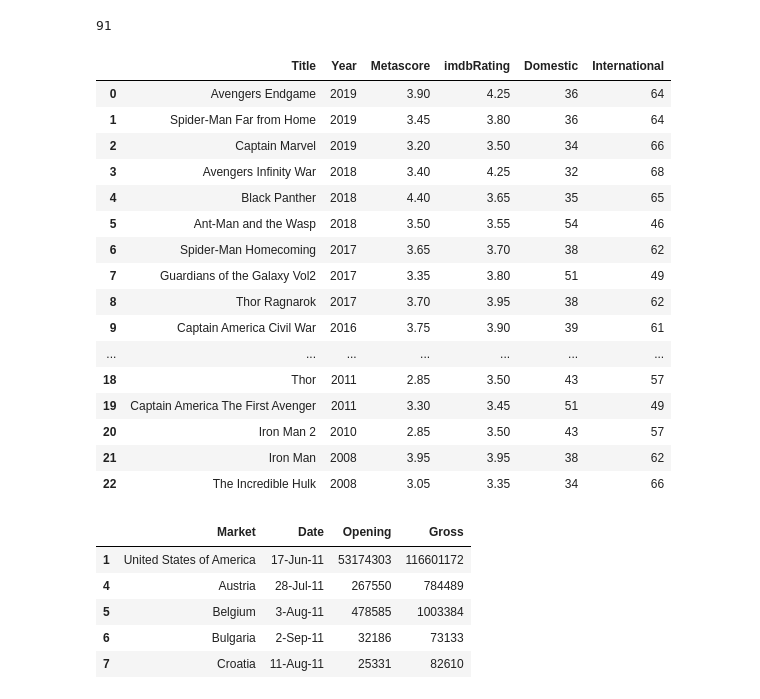
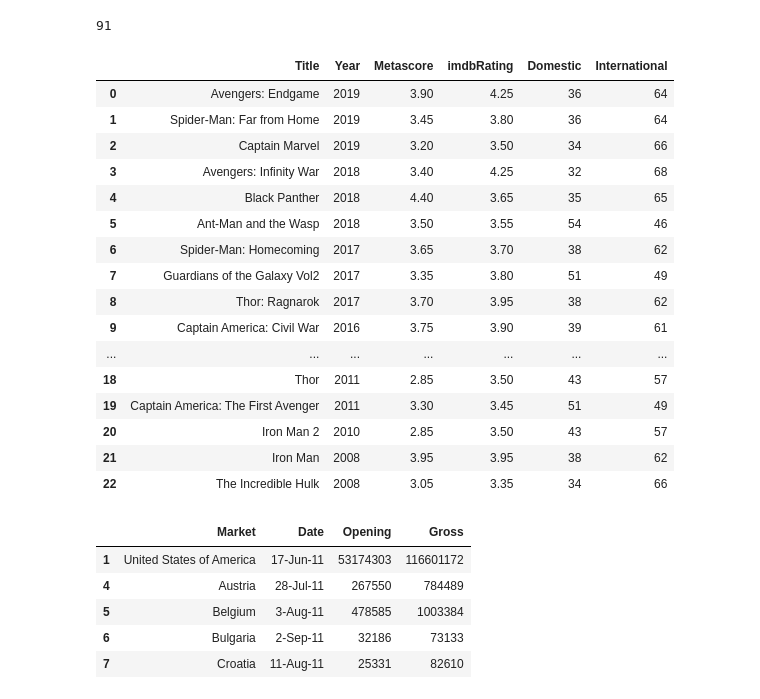
Before and after one commit to patsukhum/Marvel, a Jupyter notebook: data/scripts/Global Data for Choropleth.ipynb, the cells around one changed output. Cells and saved outputs as stored; diff of their text form; code cells hidden in the pictures.

Commit message:
fixed movie titles colon issue

```diff
--- a/data/scripts/Global Data for Choropleth.ipynb
+++ b/data/scripts/Global Data for Choropleth.ipynb
@@ -220,3 +220,16 @@ df_all
 df_all = df_all.reset_index()
 # %%
 df_all.columns = ['Name']+list(df_all.columns[1:])
+# %%
+def map_name(name):
+    if name[:8] == 'Avengers':
+        return 'Avengers:'+name[8:]
+    elif name[:15] == 'Captain America':
+        return 'Captain America:'+name[15:]
+    elif name[:10] == 'Spider-Man':
+        return 'Spider-Man:'+name[10:]
+    elif len(name) > 4 and name[:4] == 'Thor':
+        return 'Thor:'+name[4:]
+    return name
+# %%
+df_all['Name'] = df_all['Name'].apply(lambda x: map_name(x))
@@ -280,28 +314,29 @@ for k,v in df_all.iterrows():
 # %%
 df_all2 = reviews[reviews['Marvel Film']==1][['Title','Year','Metascore','imdbRating']].reset_index()
 df_all2 = df_all2.drop('index',axis=1)
 df_all2['Title'] = df_all2['Title'].apply(lambda x: x.replace(':',''))
 df_all2['Title'] = df_all2['Title'].apply(lambda x: x.replace('. ',''))
 df_all2['Domestic'] = domestic
 df_all2['International'] = international
 df_all2['Metascore'] = df_all2['Metascore']/100*5
 df_all2['imdbRating'] = df_all2['imdbRating']/10*5
+df_all2['Title'] = df_all2['Title'].apply(lambda x: map_name(x))
 df_all2
 # %% [output]
 |  | Title | Year | Metascore | imdbRating | Domestic | International |
-| 0 | Avengers Endgame | 2019 | 3.90 | 4.25 | 36 | 64 |
-| 1 | Spider-Man Far from Home | 2019 | 3.45 | 3.80 | 36 | 64 |
+| 0 | Avengers: Endgame | 2019 | 3.90 | 4.25 | 36 | 64 |
+| 1 | Spider-Man: Far from Home | 2019 | 3.45 | 3.80 | 36 | 64 |
 | 2 | Captain Marvel | 2019 | 3.20 | 3.50 | 34 | 66 |
-| 3 | Avengers Infinity War | 2018 | 3.40 | 4.25 | 32 | 68 |
+| 3 | Avengers: Infinity War | 2018 | 3.40 | 4.25 | 32 | 68 |
 | 4 | Black Panther | 2018 | 4.40 | 3.65 | 35 | 65 |
 | 5 | Ant-Man and the Wasp | 2018 | 3.50 | 3.55 | 54 | 46 |
-| 6 | Spider-Man Homecoming | 2017 | 3.65 | 3.70 | 38 | 62 |
+| 6 | Spider-Man: Homecoming | 2017 | 3.65 | 3.70 | 38 | 62 |
 | 7 | Guardians of the Galaxy Vol2 | 2017 | 3.35 | 3.80 | 51 | 49 |
-| 8 | Thor Ragnarok | 2017 | 3.70 | 3.95 | 38 | 62 |
-| 9 | Captain America Civil War | 2016 | 3.75 | 3.90 | 39 | 61 |
+| 8 | Thor: Ragnarok | 2017 | 3.70 | 3.95 | 38 | 62 |
+| 9 | Captain America: Civil War | 2016 | 3.75 | 3.90 | 39 | 61 |
 | ... | ... | ... | ... | ... | ... | ... |
 | 18 | Thor | 2011 | 2.85 | 3.50 | 43 | 57 |
-| 19 | Captain America The First Avenger | 2011 | 3.30 | 3.45 | 51 | 49 |
+| 19 | Captain America: The First Avenger | 2011 | 3.30 | 3.45 | 51 | 49 |
 | 20 | Iron Man 2 | 2010 | 2.85 | 3.50 | 43 | 57 |
 | 21 | Iron Man | 2008 | 3.95 | 3.95 | 38 | 62 |
 | 22 | The Incredible Hulk | 2008 | 3.05 | 3.35 | 34 | 66 |
```
Also changed, not shown: parts of 1 cell of this notebook, 2 other files.
